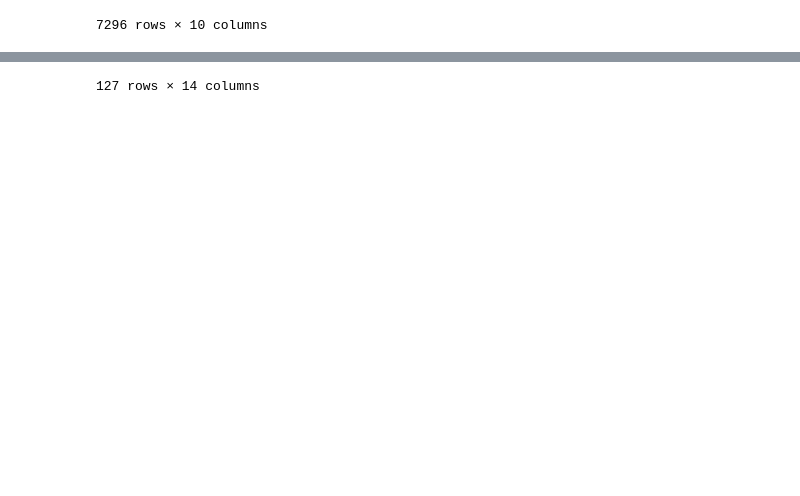
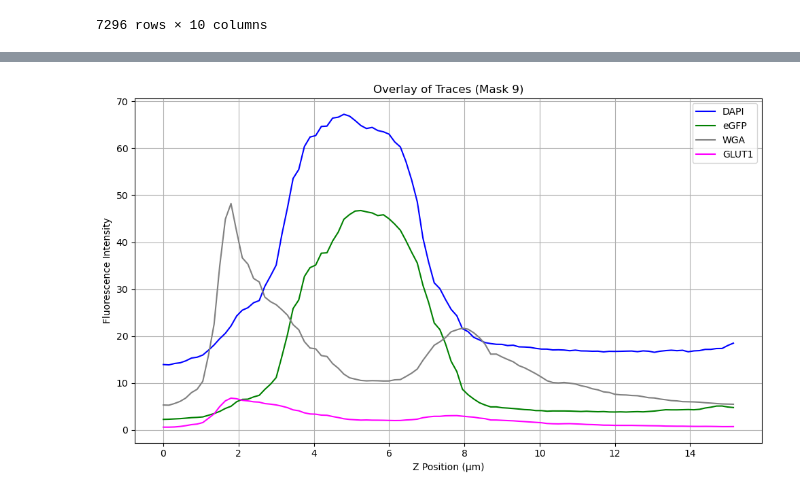
Before and after one commit to rltinio/ImageAnalysis, a Jupyter notebook: GUI Development/Examine_Files.ipynb, the cells around one changed output, grey strips where cells are left out. Saved outputs shown, nothing was run; the diff lists cells and outputs as text; code cells hidden in the pictures; blank space fills up the shorter version.

```diff
--- a/GUI Development/Examine_Files.ipynb
+++ b/GUI Development/Examine_Files.ipynb
@@ -21,3 +85,40 @@ old
 # %%
-data
+
+# Convert list-like strings
+cleaned_df = convert_list_strings_to_lists(data)
+
+# 🔧 Choose which mask (row index) to visualize
+MASK_INDEX = 7  # <--- Change this to select a different mask (e.g., 1, 2, 5, ...)
+
+# Get the selected row
+row = cleaned_df.dropna(subset=["X_vals", "Y_vals_DAPI", "Y_vals_eGFP", "Y_vals_WGA", "Y_vals_GLUT1"]).iloc[MASK_INDEX]
+
+x_vals = row["X_vals"]
+traces = {
+    "DAPI": row["Y_vals_DAPI"],
+    "eGFP": row["Y_vals_eGFP"],
+    "WGA": row["Y_vals_WGA"],
+    "GLUT1": row["Y_vals_GLUT1"],
+}
+
+# 🎨 Customize trace colors here
+colors = {
+    "DAPI": "blue",
+    "eGFP": "green",
+    "WGA": "grey",
+    "GLUT1": "magenta"
+}
+
+# Plot
+plt.figure(figsize=(10, 6))
+for stain, y_vals in traces.items():
+    plt.plot(x_vals, y_vals, label=stain, color=colors.get(stain, None))
+
+plt.xlabel("Z Position (µm)")
+plt.ylabel("Fluorescence Intensity")
+plt.title(f"Overlay of Traces (Mask {row['mask_id']})")
+plt.legend()
+plt.grid(True)
+plt.tight_layout()
+plt.show()
 # %% [output]
@@ -36 +125 @@ data
-127 rows × 14 columns
+[figure, added]
```
Also changed, not shown: parts of 4 cells of this notebook, 3 other files.
